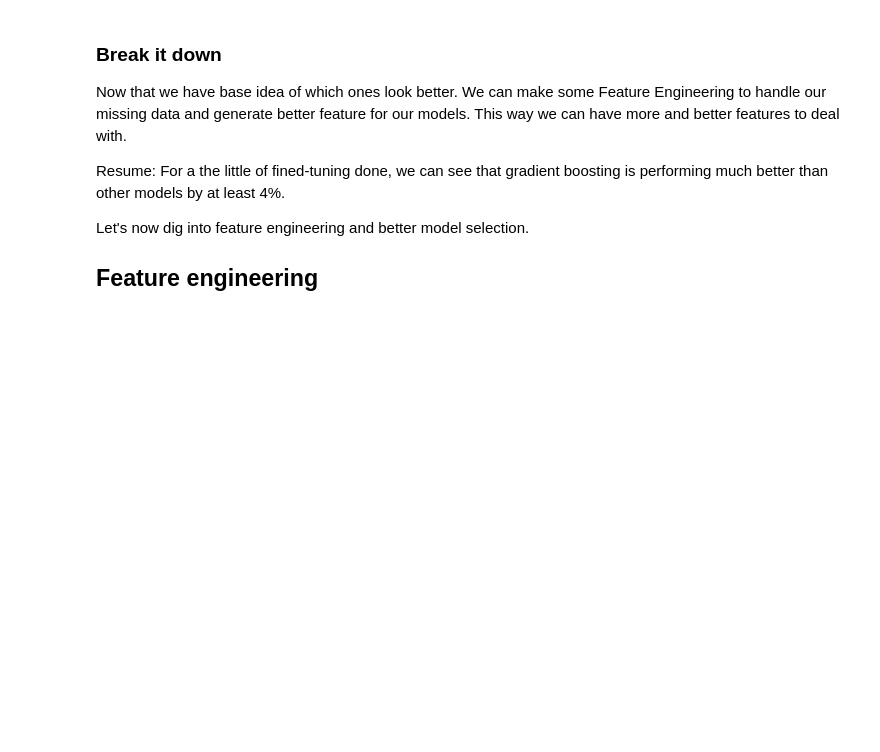
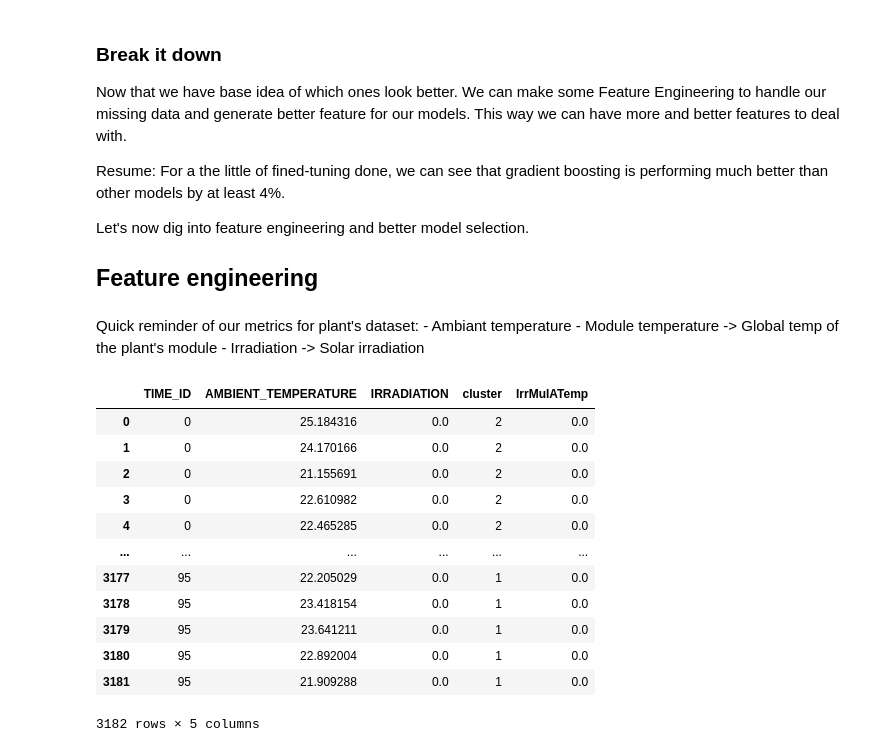
Before and after one commit to antoninchafiol/SolarPW, a Jupyter notebook: predictions.ipynb, the cells around one changed output. Cells and saved outputs as stored; diff of their text form; code cells hidden in the pictures; blank space fills up the shorter version.

```diff
--- a/predictions.ipynb
+++ b/predictions.ipynb
@@ -230,3 +229,24 @@ Let's now dig into feature engineering and better model selection.
 
 
 ## Feature engineering
+# %% [markdown]
+Quick reminder of our metrics for plant's dataset:
+    - Ambiant temperature
+    - Module temperature -> Global temp of the plant's module
+    - Irradiation -> Solar irradiation
+# %%
+p1_Sensor
+# %% [output]
+|  | TIME_ID | AMBIENT_TEMPERATURE | IRRADIATION | cluster | IrrMulATemp |
+| 0 | 0 | 25.184316 | 0.0 | 2 | 0.0 |
+| 1 | 0 | 24.170166 | 0.0 | 2 | 0.0 |
+| 2 | 0 | 21.155691 | 0.0 | 2 | 0.0 |
+| 3 | 0 | 22.610982 | 0.0 | 2 | 0.0 |
+| 4 | 0 | 22.465285 | 0.0 | 2 | 0.0 |
+| ... | ... | ... | ... | ... | ... |
+| 3177 | 95 | 22.205029 | 0.0 | 1 | 0.0 |
+| 3178 | 95 | 23.418154 | 0.0 | 1 | 0.0 |
+| 3179 | 95 | 23.641211 | 0.0 | 1 | 0.0 |
+| 3180 | 95 | 22.892004 | 0.0 | 1 | 0.0 |
+| 3181 | 95 | 21.909288 | 0.0 | 1 | 0.0 |
+3182 rows × 5 columns
```
Also changed, not shown: parts of 15 cells of this notebook.
